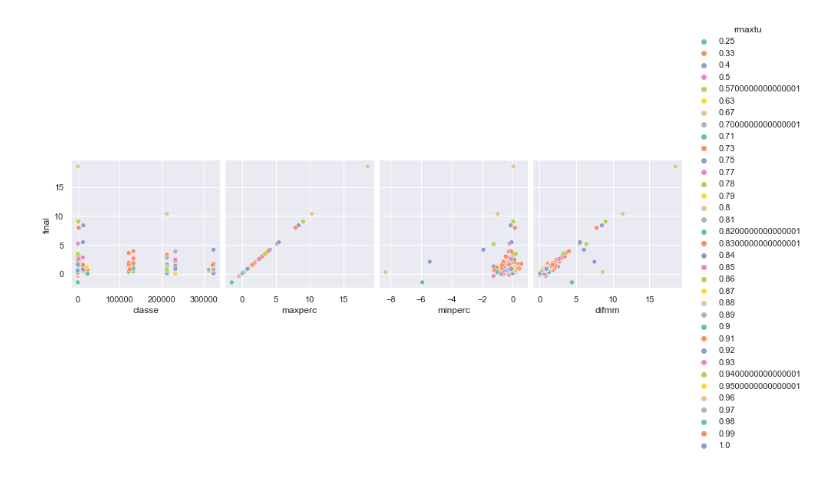
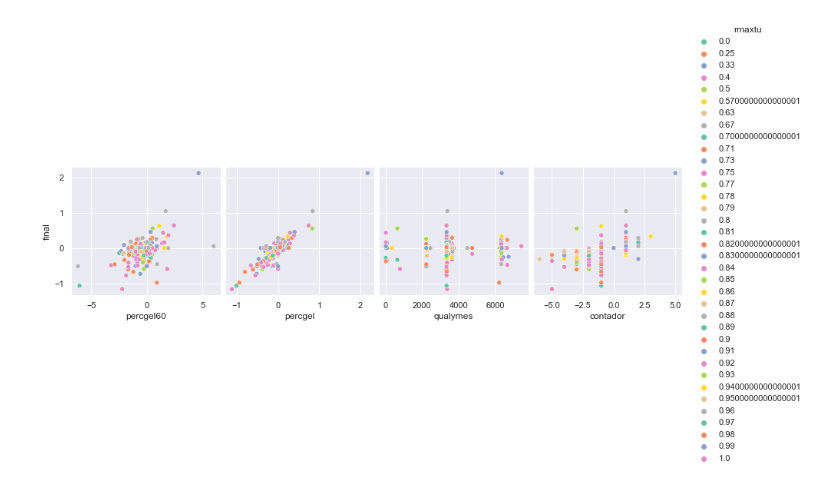
Before and after one commit to Francelo20/Frinance11, a Jupyter notebook: inteligencia.ipynb, the cells around one changed output. Saved outputs shown, nothing was run; the diff lists cells and outputs as text; code cells hidden in the pictures.

```diff
--- a/inteligencia.ipynb
+++ b/inteligencia.ipynb
@@ -1,16 +1,15 @@
 # %%
 import pandas as pd
 import seaborn as sns
 import matplotlib.pyplot as plt
 import numpy as np
 ##from jupyterthemes import jtplot
 
-data = pd.read_json("final2.json")
+data = pd.read_json("final.json")
 sns.set_theme() ##style="ticks"/dark, whitegrid..., palette="pastel"
-sns.pairplot(data, x_vars=['classe', 'maxperc', 'minperc',
-       'difmm'], y_vars=["final"], height=3, palette="Set2", aspect=1, hue="rmaxtu");#, kind="reg"
+sns.pairplot(data, x_vars=['percgel60', 'percgel', 'qualymes', 'contador'], y_vars=["final"], height=3, palette="Set2", aspect=1, hue="rmaxtu");#, kind="reg"
 # %% [output]
-[figure, old version]
+[figure, new version]
 # %%
 '''
 sum_x=data['acumperc'].sum()
```
Also changed, not shown: 12 other files.
